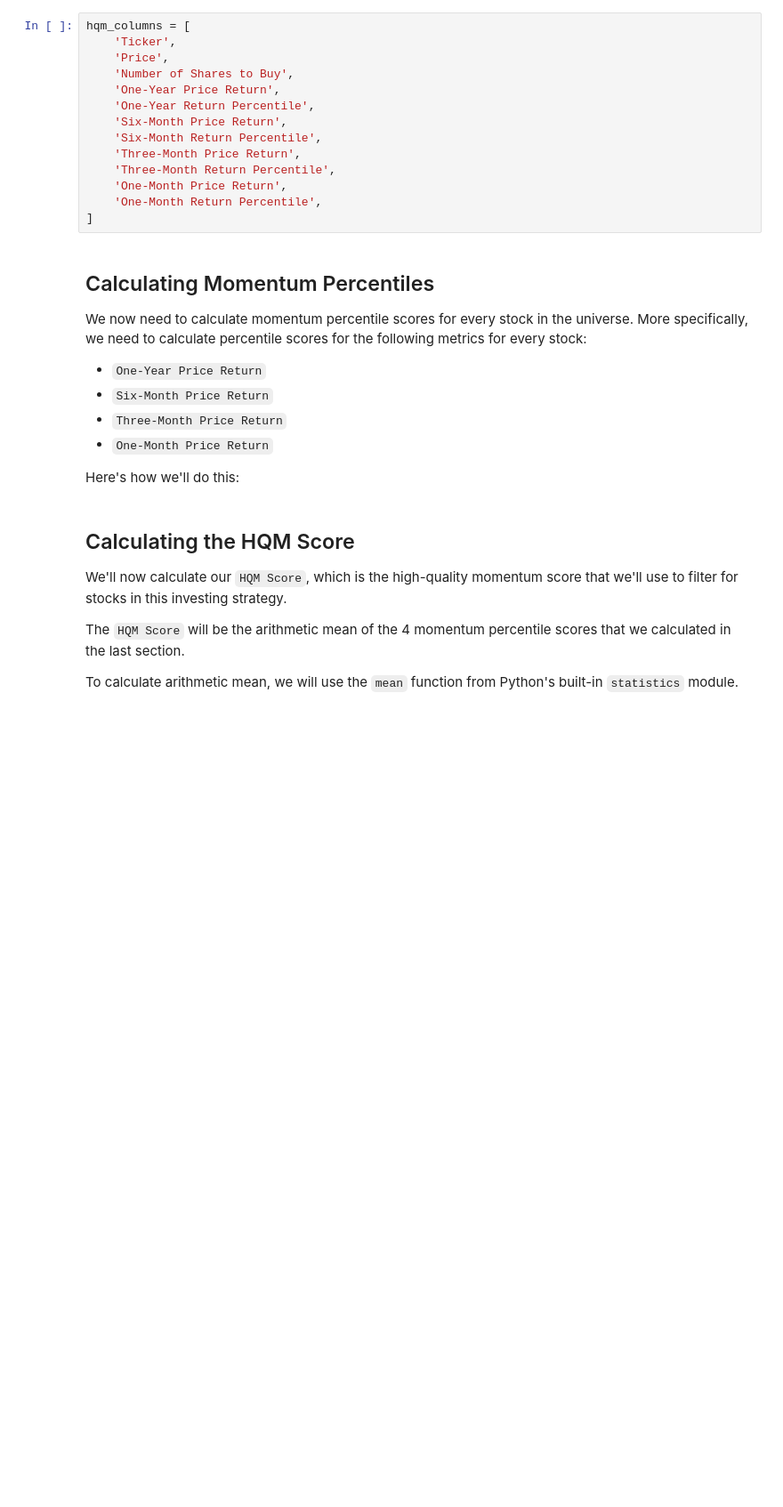
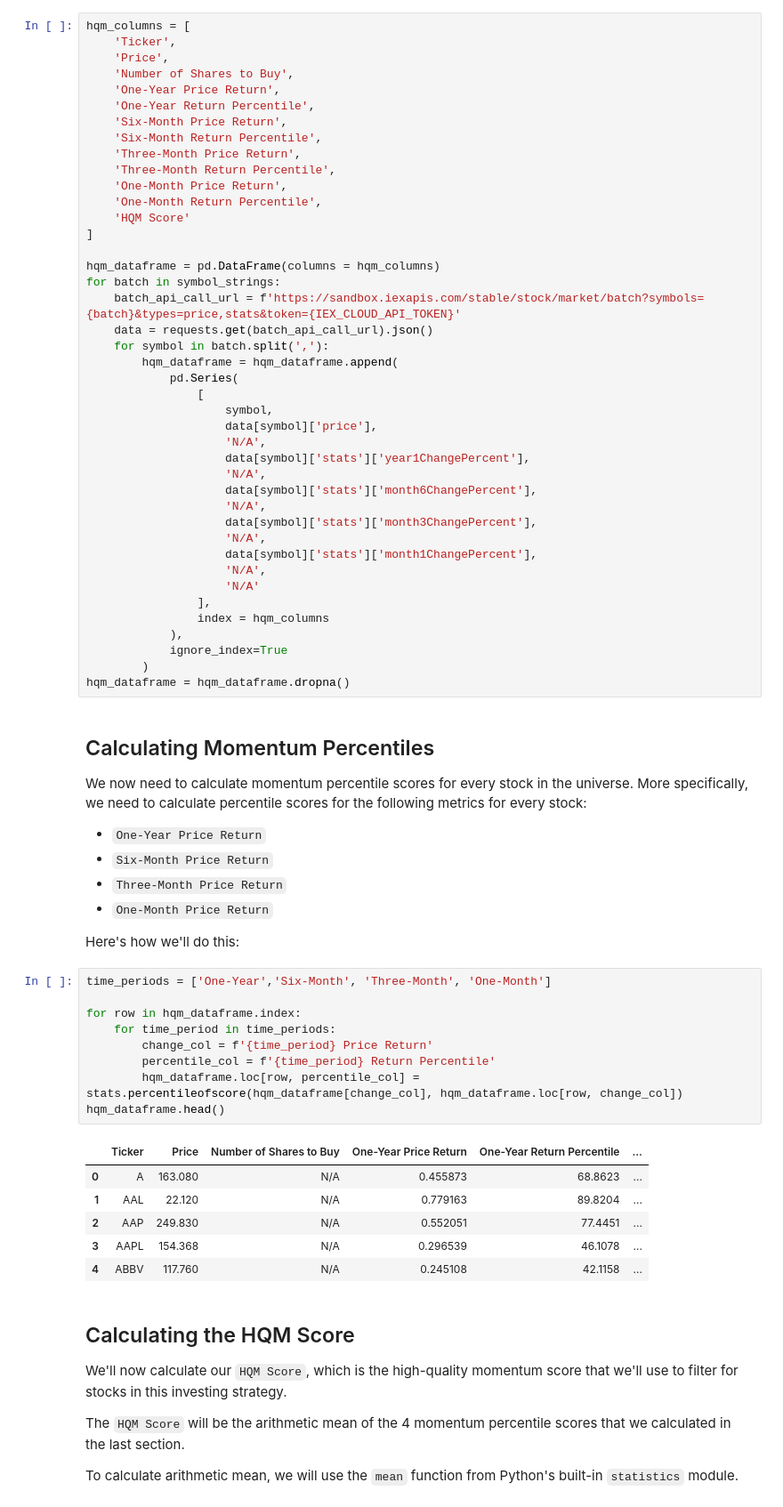
Before and after one commit to gyalpodongo/algorithmic_trading_python, a Jupyter notebook: 002_quantitative_momentum_strategy.ipynb, the cells around one changed output. Shown: that part at 89% size. Saved outputs shown, nothing was run; the diff lists cells and outputs as text; blank space fills up the shorter version.

```diff
--- a/002_quantitative_momentum_strategy.ipynb
+++ b/002_quantitative_momentum_strategy.ipynb
@@ -218,7 +223,35 @@ hqm_columns = [
     'Three-Month Return Percentile',
     'One-Month Price Return',
     'One-Month Return Percentile',
+    'HQM Score'
 ]
+
+hqm_dataframe = pd.DataFrame(columns = hqm_columns)
+for batch in symbol_strings:
+    batch_api_call_url = f'https://sandbox.iexapis.com/stable/stock/market/batch?symbols={batch}&types=price,stats&token={IEX_CLOUD_API_TOKEN}'
+    data = requests.get(batch_api_call_url).json()
+    for symbol in batch.split(','):
+        hqm_dataframe = hqm_dataframe.append(
+            pd.Series(
+                [
+                    symbol,
+                    data[symbol]['price'],
+                    'N/A',
+                    data[symbol]['stats']['year1ChangePercent'],
+                    'N/A',
+                    data[symbol]['stats']['month6ChangePercent'],
+                    'N/A',
+                    data[symbol]['stats']['month3ChangePercent'],
+                    'N/A',
+                    data[symbol]['stats']['month1ChangePercent'],
+                    'N/A',
+                    'N/A'
+                ],
+                index = hqm_columns
+            ),
+            ignore_index=True
+        )
+hqm_dataframe = hqm_dataframe.dropna()
 # %% [markdown]
 ## Calculating Momentum Percentiles
 
@@ -230,6 +263,22 @@ We now need to calculate momentum percentile scores for every stock in the unive
 * `One-Month Price Return`
 
 Here's how we'll do this:
+# %%
+time_periods = ['One-Year','Six-Month', 'Three-Month', 'One-Month']
+
+for row in hqm_dataframe.index:
+    for time_period in time_periods:
+        change_col = f'{time_period} Price Return'
+        percentile_col = f'{time_period} Return Percentile'
+        hqm_dataframe.loc[row, percentile_col] = stats.percentileofscore(hqm_dataframe[change_col], hqm_dataframe.loc[row, change_col])
+hqm_dataframe.head()
+# %% [output]
+|  | Ticker | Price | Number of Shares to Buy | One-Year Price Return | One-Year Return Percentile | ... |
+| 0 | A | 163.080 | N/A | 0.455873 | 68.8623 | ... |
+| 1 | AAL | 22.120 | N/A | 0.779163 | 89.8204 | ... |
+| 2 | AAP | 249.830 | N/A | 0.552051 | 77.4451 | ... |
+| 3 | AAPL | 154.368 | N/A | 0.296539 | 46.1078 | ... |
+| 4 | ABBV | 117.760 | N/A | 0.245108 | 42.1158 | ... |
 # %% [markdown]
 ## Calculating the HQM Score
 
```
Also changed, not shown: parts of 12 cells of this notebook, 1 other file.
